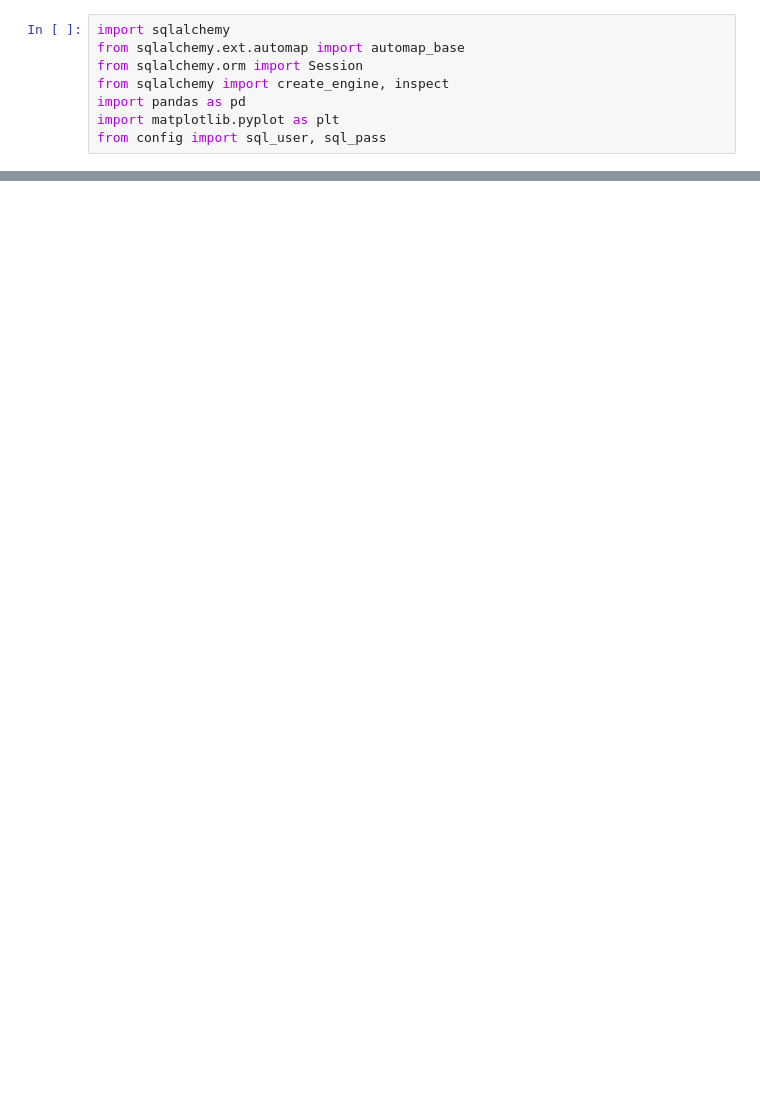
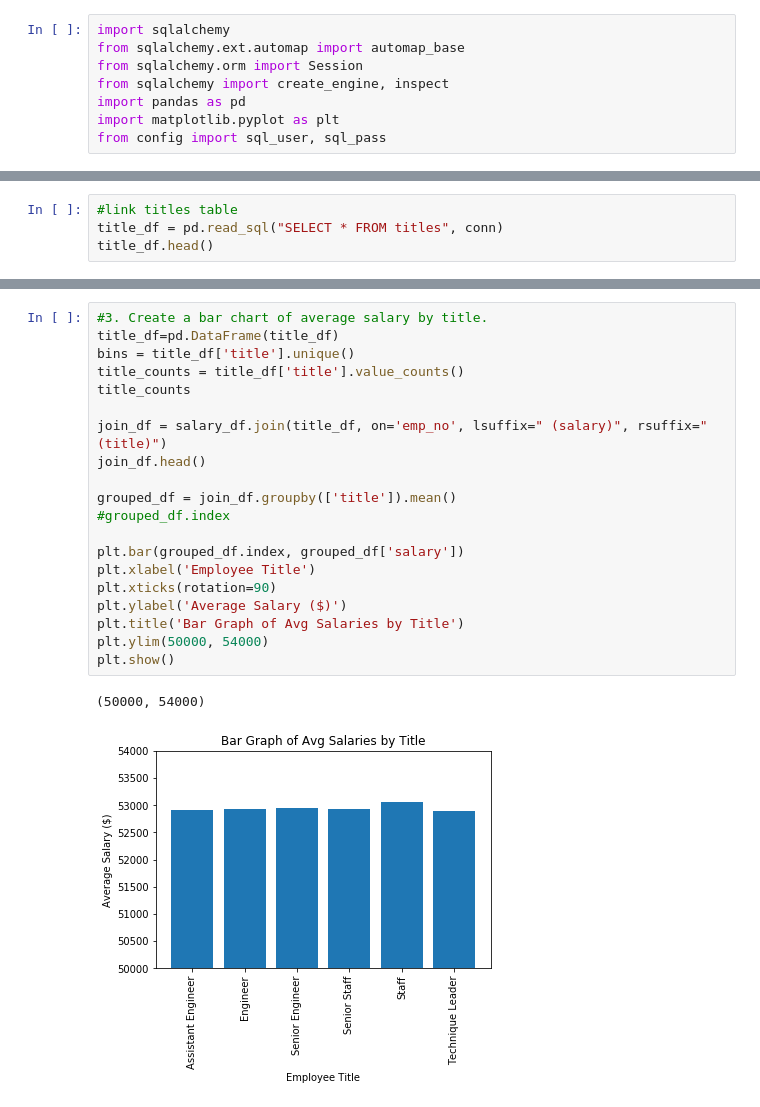
Before and after one commit to chtho3/sql-challenge, a Jupyter notebook: EmployeeSQL/EmployeeSQL-Bonus.ipynb, the cells around one changed output, grey strips where cells are left out. Saved outputs shown, nothing was run; the diff lists cells and outputs as text; blank space fills up the shorter version.

```diff
--- a/EmployeeSQL/EmployeeSQL-Bonus.ipynb
+++ b/EmployeeSQL/EmployeeSQL-Bonus.ipynb
@@ -23,0 +46,4 @@ OperationalError: (psycopg2.OperationalError) FATAL:  database "EmployeeSQL.sql"
+# %%
+#link titles table
+title_df = pd.read_sql("SELECT * FROM titles", conn)
+title_df.head()
@@ -23,0 +78,23 @@ OperationalError: (psycopg2.OperationalError) FATAL:  database "EmployeeSQL.sql"
+# %%
+#3. Create a bar chart of average salary by title.
+title_df=pd.DataFrame(title_df)
+bins = title_df['title'].unique()
+title_counts = title_df['title'].value_counts()
+title_counts
+
+join_df = salary_df.join(title_df, on='emp_no', lsuffix=" (salary)", rsuffix=" (title)")
+join_df.head()
+
+grouped_df = join_df.groupby(['title']).mean()
+#grouped_df.index
+
+plt.bar(grouped_df.index, grouped_df['salary'])
+plt.xlabel('Employee Title')
+plt.xticks(rotation=90)
+plt.ylabel('Average Salary ($)')
+plt.title('Bar Graph of Avg Salaries by Title')
+plt.ylim(50000, 54000)
+plt.show()
+# %% [output]
+(50000, 54000)
+[figure, added]
```
Also changed, not shown: parts of 8 cells of this notebook.
